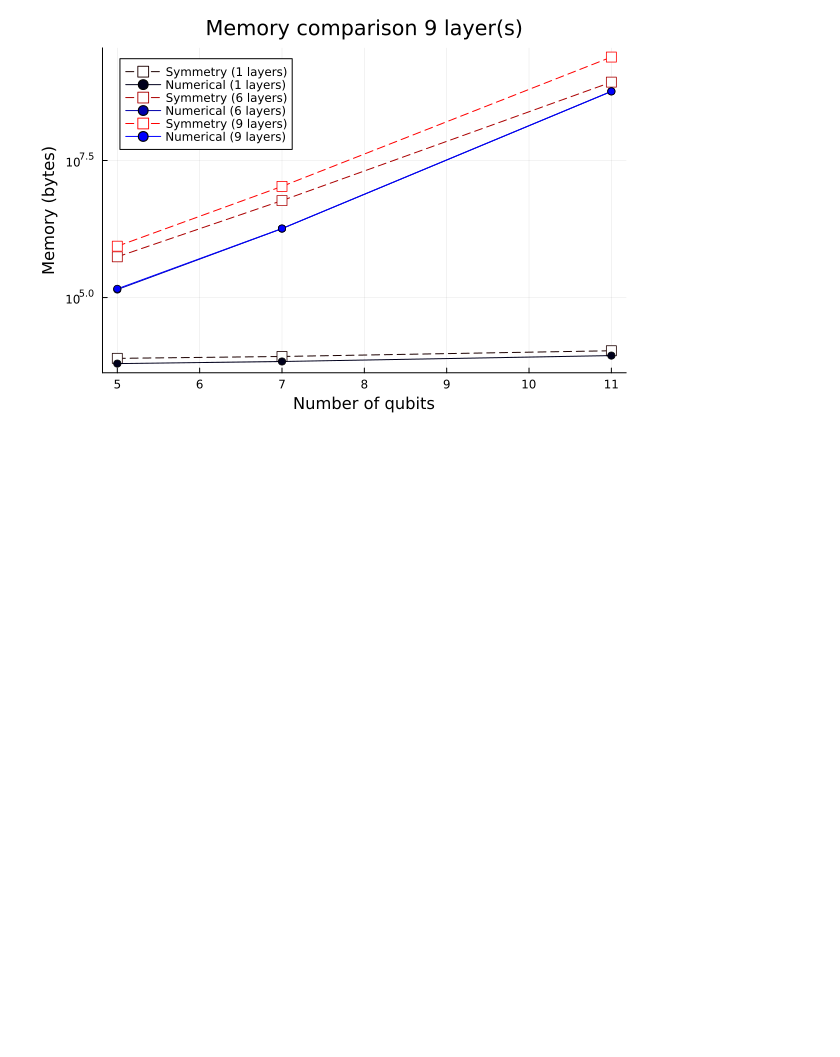
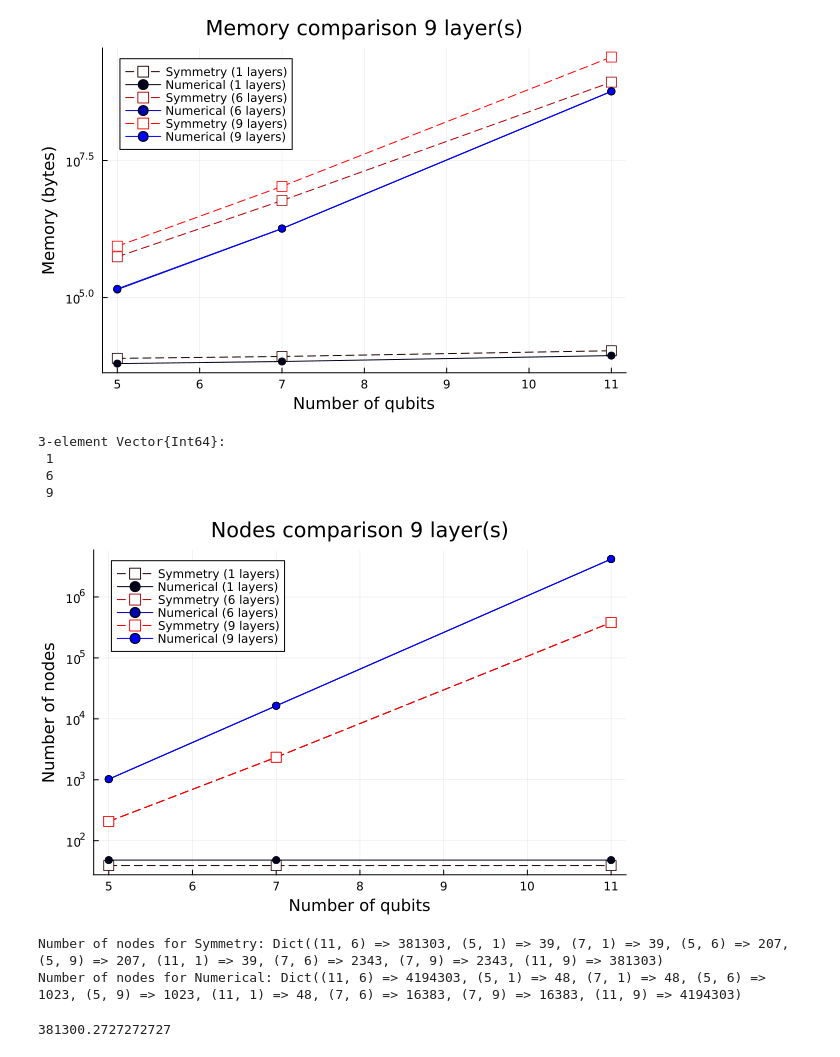
Before and after one commit to teng10/PauliPropagationSymmetry.jl, a Jupyter notebook: symmetry_notebook.ipynb, the cells around one changed output. Saved outputs shown, nothing was run; the diff lists cells and outputs as text; code cells hidden in the pictures; blank space fills up the shorter version.

Commit message:
Added comparison for number of nodes.

```diff
--- a/symmetry_notebook.ipynb
+++ b/symmetry_notebook.ipynb
@@ -97,6 +103,9 @@ times_symmetry = Dict(k => v.time for (k, v) in timed_symmetry)
 # Extract memory only as a dictionary
 memory_numerical = Dict(k => v.bytes for (k, v) in timed_numerical)
 memory_symmetry = Dict(k => v.bytes for (k, v) in timed_symmetry);
+# Extract number of nodes only as a dictionary
+nodes_numerical = Dict(k => length(v.value) for (k, v) in timed_numerical)
+nodes_symmetry = Dict(k => length(v.value) for (k, v) in timed_symmetry);
 # %%
 
 # Print the results
@@ -166,3 +175,50 @@ end
 display(Plot)
 # %% [output]
 [figure]
+# %%
+layers
+# %% [output]
+3-element Vector{Int64}:
+ 1
+ 6
+ 9
+# %%
+# Figure for number of nodes
+Plot = plot()
+
+# Plot the performance as a function of parameter `n`
+for d in [1, 6, 9]
+    nodes_numerical_n = [nodes_numerical[(n, d)] for n in qubits]
+    nodes_symmetry_n = [nodes_symmetry[(n, d)] for n in qubits]
+    # Display d in different gradient of color
+    colors_numerical = [RGB(0, 0, d/maximum(layers)) for _ in 1:length(qubits)]
+    colors_symmetry = [RGB(d/maximum(layers), 0, 0) for _ in 1:length(qubits)]
+
+
+    plot!(
+        Plot, qubits, nodes_symmetry_n,
+        label="Symmetry ($d layers)" ,marker=:square, color=colors_symmetry,
+        yscale=:log10, markersize=5,
+        markercolor=RGBA(1, 1, 1, 0), markerstrokecolor=colors_symmetry, linestyle=:dash
+        # color=colors_symmetry, markercolor=:transparent,
+    )
+    plot!(Plot, qubits, nodes_numerical_n,
+        label="Numerical ($d layers)" ,marker=:circle, color=colors_numerical,
+        yscale=:log10,
+        xlabel="Number of qubits", ylabel="Number of nodes", title="Nodes comparison $d layer(s)"
+    )
+    plot!(Plot, legend=:topleft)
+end
+display(Plot)
+# %% [output]
+[figure, added]
+# %%
+println("Number of nodes for Symmetry: ", nodes_symmetry)
+println("Number of nodes for Numerical: ", nodes_numerical)
+# %% [output]
+Number of nodes for Symmetry: Dict((11, 6) => 381303, (5, 1) => 39, (7, 1) => 39, (5, 6) => 207, (5, 9) => 207, (11, 1) => 39, (7, 6) => 2343, (7, 9) => 2343, (11, 9) => 381303)
+Number of nodes for Numerical: Dict((11, 6) => 4194303, (5, 1) => 48, (7, 1) => 48, (5, 6) => 1023, (5, 9) => 1023, (11, 1) => 48, (7, 6) => 16383, (7, 9) => 16383, (11, 9) => 4194303)
+# %%
+4194303/11
+# %% [output]
+381300.2727272727
```
Also changed, not shown: parts of 1 cell of this notebook.
